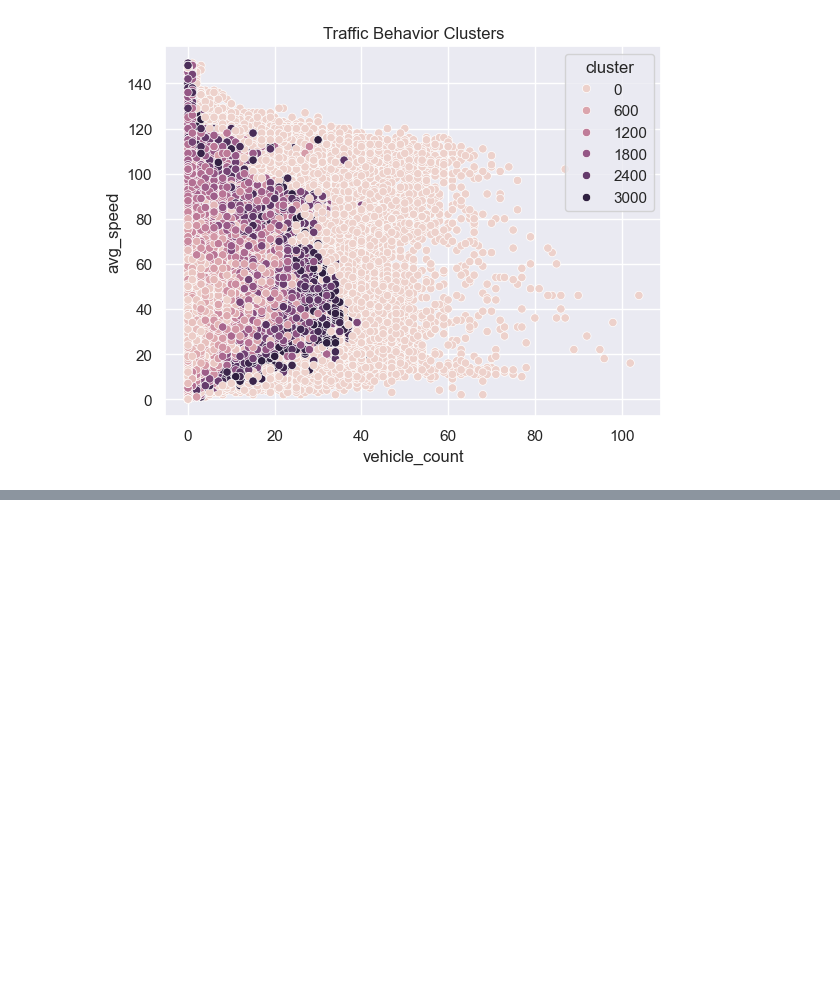
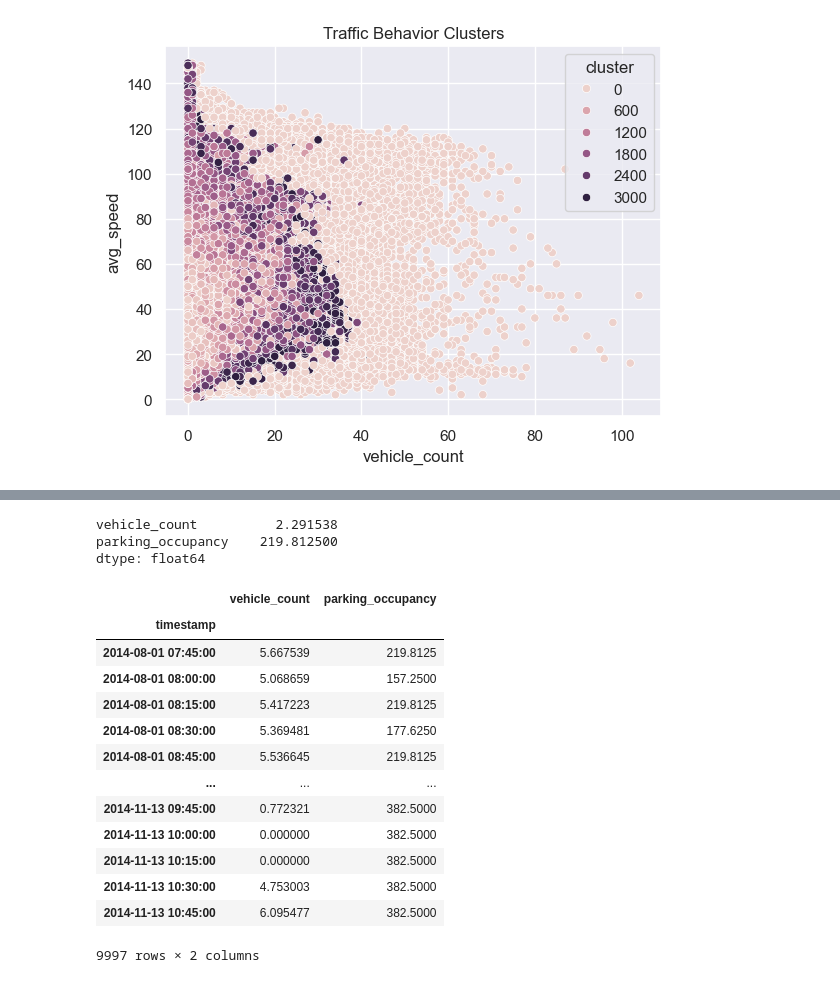
Before and after one commit to victorhg/aai-530-final-project, a Jupyter notebook: analysis/EDA_smart_city.ipynb, the cells around one changed output, grey strips where cells are left out. Saved outputs shown, nothing was run; the diff lists cells and outputs as text; code cells hidden in the pictures; blank space fills up the shorter version.

```diff
--- a/analysis/EDA_smart_city.ipynb
+++ b/analysis/EDA_smart_city.ipynb
@@ -152,0 +182,7 @@ plt.show()
+# %%
+# Defining analysis period
+# Using parking data information as baseline for analysis
+date_start = parking_df.index.min()
+date_end = parking_df.index.max()
+
+print(f'Period covered: {date_start} - {date_end}')
@@ -152,0 +191,47 @@ plt.show()
+# %%
+# sampling traffic for period based on parking timeframe
+date_sample_traffic = traffic_df.loc[(traffic_df.index >= date_start) & (traffic_df.index <= date_end)]
+
+# Resample traffic data
+traffic_resampled = traffic_df['vehicle_count'].resample('15T').mean()
+
+# Resample parking data
+parking_resampled = parking_df['vehiclecount'].resample('15T').mean()
+
+# Combine into a single DataFrame
+combined_df = pd.concat([traffic_resampled, parking_resampled], axis=1)
+
+combined_df = pd.merge_asof(
+    traffic_resampled.sort_index(),
+    parking_resampled.sort_index(),
+    left_index=True,
+    right_index=True,
+    direction='nearest'
+)
+combined_df.rename(columns = {"vehiclecount": "parking_occupancy"}, inplace=True)
+
+
+median_values = combined_df.median()
+print(median_values)
+for col, variable in median_values.items():
+    combined_df.fillna({col: variable}, inplace=True)
+
+combined_df
+# %% [output]
+vehicle_count          2.291538
+parking_occupancy    219.812500
+dtype: float64
+|  | vehicle_count | parking_occupancy |
+| timestamp |  |  |
+| 2014-08-01 07:45:00 | 5.667539 | 219.8125 |
+| 2014-08-01 08:00:00 | 5.068659 | 157.2500 |
+| 2014-08-01 08:15:00 | 5.417223 | 219.8125 |
+| 2014-08-01 08:30:00 | 5.369481 | 177.6250 |
+| 2014-08-01 08:45:00 | 5.536645 | 219.8125 |
+| ... | ... | ... |
+| 2014-11-13 09:45:00 | 0.772321 | 382.5000 |
+| 2014-11-13 10:00:00 | 0.000000 | 382.5000 |
+| 2014-11-13 10:15:00 | 0.000000 | 382.5000 |
+| 2014-11-13 10:30:00 | 4.753003 | 382.5000 |
+| 2014-11-13 10:45:00 | 6.095477 | 382.5000 |
+9997 rows × 2 columns
```
Also changed, not shown: parts of 7 cells of this notebook.
